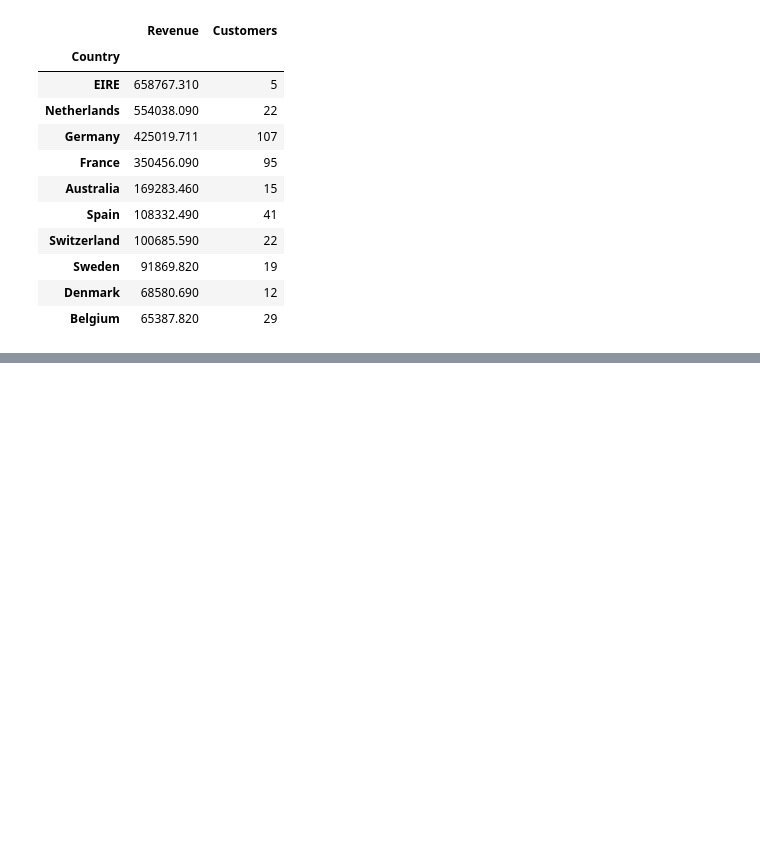
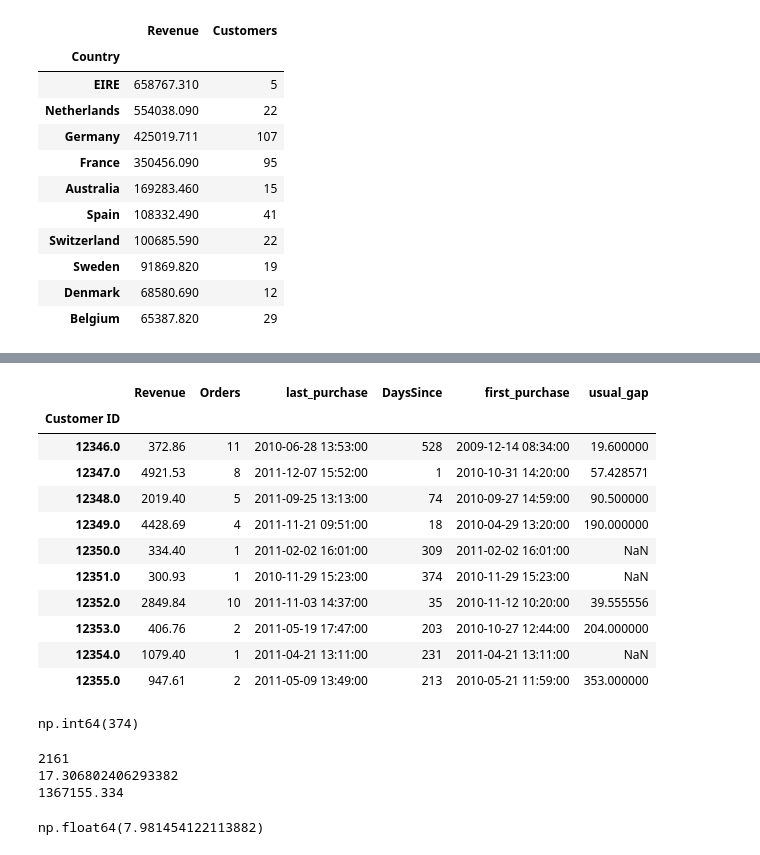
Before and after one commit to mohamadsfares/retail-sales-analysis, a Jupyter notebook: 02_analysis.ipynb, the cells around one changed output, grey strips where cells are left out. Cells and saved outputs as stored; diff of their text form; code cells hidden in the pictures; blank space fills up the shorter version.

```diff
--- a/02_analysis.ipynb
+++ b/02_analysis.ipynb
@@ -295,0 +329,35 @@ country_summary.nlargest(10, 'Revenue')
+# %%
+customer_summary['first_purchase']=customers.groupby('Customer ID')['InvoiceDate'].min()
+customer_summary['usual_gap']=(customer_summary["last_purchase"]- customer_summary["first_purchase"]).dt.days/(customer_summary['Orders']-1)
+customer_summary.head(10)
+# %% [output]
+|  | Revenue | Orders | last_purchase | DaysSince | first_purchase | usual_gap |
+| Customer ID |  |  |  |  |  |  |
+| 12346.0 | 372.86 | 11 | 2010-06-28 13:53:00 | 528 | 2009-12-14 08:34:00 | 19.600000 |
+| 12347.0 | 4921.53 | 8 | 2011-12-07 15:52:00 | 1 | 2010-10-31 14:20:00 | 57.428571 |
+| 12348.0 | 2019.40 | 5 | 2011-09-25 13:13:00 | 74 | 2010-09-27 14:59:00 | 90.500000 |
+| 12349.0 | 4428.69 | 4 | 2011-11-21 09:51:00 | 18 | 2010-04-29 13:20:00 | 190.000000 |
+| 12350.0 | 334.40 | 1 | 2011-02-02 16:01:00 | 309 | 2011-02-02 16:01:00 | NaN |
+| 12351.0 | 300.93 | 1 | 2010-11-29 15:23:00 | 374 | 2010-11-29 15:23:00 | NaN |
+| 12352.0 | 2849.84 | 10 | 2011-11-03 14:37:00 | 35 | 2010-11-12 10:20:00 | 39.555556 |
+| 12353.0 | 406.76 | 2 | 2011-05-19 17:47:00 | 203 | 2010-10-27 12:44:00 | 204.000000 |
+| 12354.0 | 1079.40 | 1 | 2011-04-21 13:11:00 | 231 | 2011-04-21 13:11:00 | NaN |
+| 12355.0 | 947.61 | 2 | 2011-05-09 13:49:00 | 213 | 2010-05-21 11:59:00 | 353.000000 |
+# %%
+customer_summary['Churned']=(customer_summary['Orders']>=5) & (customer_summary['DaysSince']>2*customer_summary['usual_gap'])& (customer_summary['DaysSince']>90)
+customer_summary['Churned'].sum()
+# %% [output]
+np.int64(374)
+# %%
+regular_customer = (customer_summary['Orders']>=5).sum()
+print(regular_customer)
+churn_rate = customer_summary['Churned'].sum()*100/ regular_customer
+print(churn_rate)
+churned_revenue =customer_summary[customer_summary['Churned']]['Revenue'].sum()
+print(churned_revenue)
+churned_revenue*100/all_revenue
+# %% [output]
+2161
+17.306802406293382
+1367155.334
+np.float64(7.981454122113882)
```
Also changed, not shown: parts of 4 cells of this notebook, 3 other files.
